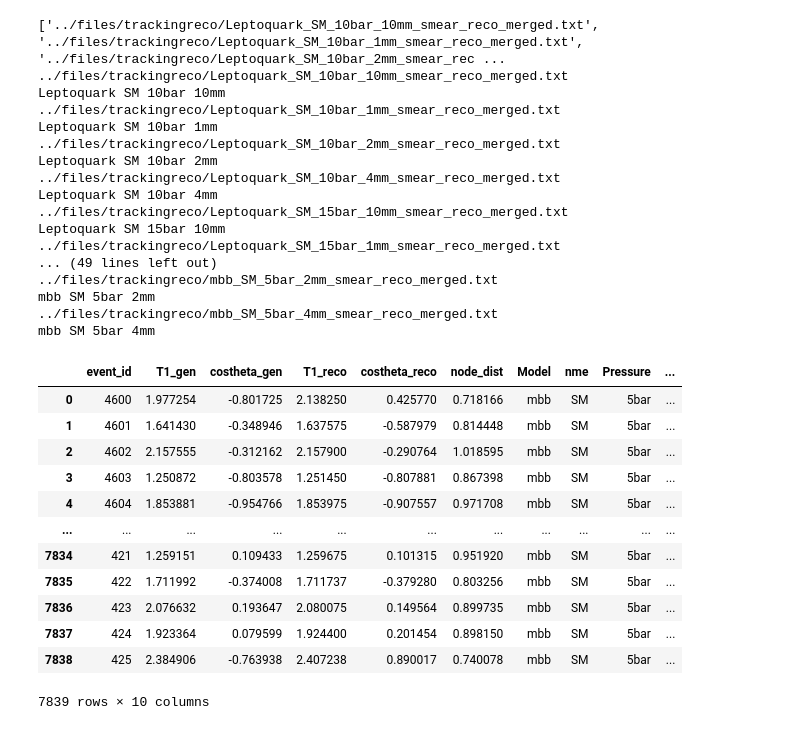
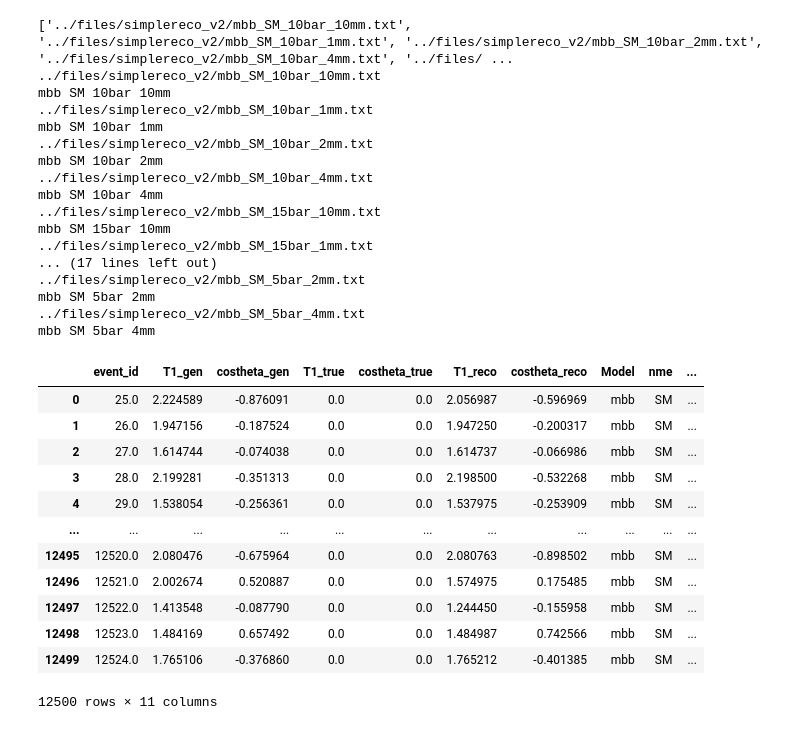
Before and after one commit to kvjmistry/NEXT_nudobe, a Jupyter notebook: workdir/PlotReco.ipynb, the cells around one changed output. Drawn from its saved outputs; the diff is of its cells as text; code cells hidden in the pictures.

```diff
--- a/workdir/PlotReco.ipynb
+++ b/workdir/PlotReco.ipynb
@@ -24,12 +27,12 @@ def load_and_add_columns(file_path):
     match = re.match(pattern, file_path)
 
     if match:
-        model, nme, pressure, binsize = match.groups()
-        print(model,nme,pressure, binsize)
-        df['Model'] = model
-        df['nme'] = nme
-        df['Pressure'] = pressure
-        df['binsize'] = binsize
+        model_, nme_, pressure_, binsize_ = match.groups()
+        print(model_,nme_,pressure_, binsize_)
+        df['Model'] = model_
+        df['nme'] = nme_
+        df['Pressure'] = pressure_
+        df['binsize'] = binsize_
     else:
         print(f"Filename does not match the expected pattern: {file_path}")
 
@@ -38,64 +41,66 @@ def load_and_add_columns(file_path):
 
     return df
 # %%
-# mode = "simplereco"
-mode = "trackingreco"
+mode = "simplereco"
+# mode = "trackingreco"
 
 
 if mode == "simplereco":
-    files =  sorted(glob.glob("../files/simplereco/*.txt"))
+    files =  sorted(glob.glob("../files/simplereco_v2/*.txt"))
+    # files =  sorted(glob.glob("../files/simplereco_1mmstep/*.txt"))
 else:
     files =  sorted(glob.glob("../files/trackingreco/*.txt"))
 
 
 dfs = []
 
 print(files)
 
 
 if mode == "simplereco":
     pattern = r'.*/([a-zA-Z0-9]+)_([a-zA-Z0-9]+)_([0-9]+bar)_([0-9]+mm)\.txt' # simple reco
+    # pattern = r'.*/([a-zA-Z0-9]+)_([a-zA-Z0-9]+)_([0-9]+bar)_([0-9]+mm)_smear_reco_merged\.txt'
 else:
     pattern = r'.*/([a-zA-Z0-9]+)_([a-zA-Z0-9]+)_([0-9]+bar)_([0-9]+mm)_smear_reco_merged\.txt'
 
 for f in files:
     df = load_and_add_columns(f)
     dfs.append(df)
 
 dfs = pd.concat(dfs)
 
 display(dfs[   (dfs.Model =="mbb") & (dfs.binsize == "1mm")  & (dfs.Pressure == "5bar")] )
 # %% [output]
-['../files/trackingreco/Leptoquark_SM_10bar_10mm_smear_reco_merged.txt', '../files/trackingreco/Leptoquark_SM_10bar_1mm_smear_reco_merged.txt', '../files/trackingreco/Leptoquark_SM_10bar_2mm_smear_rec ...
-../files/trackingreco/Leptoquark_SM_10bar_10mm_smear_reco_merged.txt
-Leptoquark SM 10bar 10mm
-../files/trackingreco/Leptoquark_SM_10bar_1mm_smear_reco_merged.txt
-Leptoquark SM 10bar 1mm
-../files/trackingreco/Leptoquark_SM_10bar_2mm_smear_reco_merged.txt
-Leptoquark SM 10bar 2mm
-../files/trackingreco/Leptoquark_SM_10bar_4mm_smear_reco_merged.txt
-Leptoquark SM 10bar 4mm
-../files/trackingreco/Leptoquark_SM_15bar_10mm_smear_reco_merged.txt
-Leptoquark SM 15bar 10mm
-../files/trackingreco/Leptoquark_SM_15bar_1mm_smear_reco_merged.txt
-... (49 lines left out)
-../files/trackingreco/mbb_SM_5bar_2mm_smear_reco_merged.txt
+['../files/simplereco_v2/mbb_SM_10bar_10mm.txt', '../files/simplereco_v2/mbb_SM_10bar_1mm.txt', '../files/simplereco_v2/mbb_SM_10bar_2mm.txt', '../files/simplereco_v2/mbb_SM_10bar_4mm.txt', '../files/ ...
+../files/simplereco_v2/mbb_SM_10bar_10mm.txt
+mbb SM 10bar 10mm
+../files/simplereco_v2/mbb_SM_10bar_1mm.txt
+mbb SM 10bar 1mm
+../files/simplereco_v2/mbb_SM_10bar_2mm.txt
+mbb SM 10bar 2mm
+../files/simplereco_v2/mbb_SM_10bar_4mm.txt
+mbb SM 10bar 4mm
+../files/simplereco_v2/mbb_SM_15bar_10mm.txt
+mbb SM 15bar 10mm
+../files/simplereco_v2/mbb_SM_15bar_1mm.txt
+... (17 lines left out)
+../files/simplereco_v2/mbb_SM_5bar_2mm.txt
 mbb SM 5bar 2mm
-../files/trackingreco/mbb_SM_5bar_4mm_smear_reco_merged.txt
+../files/simplereco_v2/mbb_SM_5bar_4mm.txt
 mbb SM 5bar 4mm
-|  | event_id | T1_gen | costheta_gen | T1_reco | costheta_reco | node_dist | Model | nme | Pressure | ... |
-| 0 | 4600 | 1.977254 | -0.801725 | 2.138250 | 0.425770 | 0.718166 | mbb | SM | 5bar | ... |
-| 1 | 4601 | 1.641430 | -0.348946 | 1.637575 | -0.587979 | 0.814448 | mbb | SM | 5bar | ... |
-| 2 | 4602 | 2.157555 | -0.312162 | 2.157900 | -0.290764 | 1.018595 | mbb | SM | 5bar | ... |
-| 3 | 4603 | 1.250872 | -0.803578 | 1.251450 | -0.807881 | 0.867398 | mbb | SM | 5bar | ... |
-| 4 | 4604 | 1.853881 | -0.954766 | 1.853975 | -0.907557 | 0.971708 | mbb | SM | 5bar | ... |
+|  | event_id | T1_gen | costheta_gen | T1_true | costheta_true | T1_reco | costheta_reco | Model | nme | ... |
+| 0 | 25.0 | 2.224589 | -0.876091 | 0.0 | 0.0 | 2.056987 | -0.596969 | mbb | SM | ... |
+| 1 | 26.0 | 1.947156 | -0.187524 | 0.0 | 0.0 | 1.947250 | -0.200317 | mbb | SM | ... |
+| 2 | 27.0 | 1.614744 | -0.074038 | 0.0 | 0.0 | 1.614737 | -0.066986 | mbb | SM | ... |
+| 3 | 28.0 | 2.199281 | -0.351313 | 0.0 | 0.0 | 2.198500 | -0.532268 | mbb | SM | ... |
+| 4 | 29.0 | 1.538054 | -0.256361 | 0.0 | 0.0 | 1.537975 | -0.253909 | mbb | SM | ... |
 | ... | ... | ... | ... | ... | ... | ... | ... | ... | ... | ... |
-| 7834 | 421 | 1.259151 | 0.109433 | 1.259675 | 0.101315 | 0.951920 | mbb | SM | 5bar | ... |
-| 7835 | 422 | 1.711992 | -0.374008 | 1.711737 | -0.379280 | 0.803256 | mbb | SM | 5bar | ... |
-| 7836 | 423 | 2.076632 | 0.193647 | 2.080075 | 0.149564 | 0.899735 | mbb | SM | 5bar | ... |
-| 7837 | 424 | 1.923364 | 0.079599 | 1.924400 | 0.201454 | 0.898150 | mbb | SM | 5bar | ... |
-| 7838 | 425 | 2.384906 | -0.763938 | 2.407238 | 0.890017 | 0.740078 | mbb | SM | 5bar | ... |
+| 12495 | 12520.0 | 2.080476 | -0.675964 | 0.0 | 0.0 | 2.080763 | -0.898502 | mbb | SM | ... |
+| 12496 | 12521.0 | 2.002674 | 0.520887 | 0.0 | 0.0 | 1.574975 | 0.175485 | mbb | SM | ... |
+| 12497 | 12522.0 | 1.413548 | -0.087790 | 0.0 | 0.0 | 1.244450 | -0.155958 | mbb | SM | ... |
+| 12498 | 12523.0 | 1.484169 | 0.657492 | 0.0 | 0.0 | 1.484987 | 0.742566 | mbb | SM | ... |
+| 12499 | 12524.0 | 1.765106 | -0.376860 | 0.0 | 0.0 | 1.765212 | -0.401385 | mbb | SM | ... |
-7839 rows × 10 columns
+12500 rows × 11 columns
 # %%
 def PlotHist(dfs, varname, model, nme, binsize, pressure, ax, norm, useLog, bins_, xlabel, ylabel, labelling):
 
```
Also changed, not shown: parts of 11 cells of this notebook, 8 other files.
